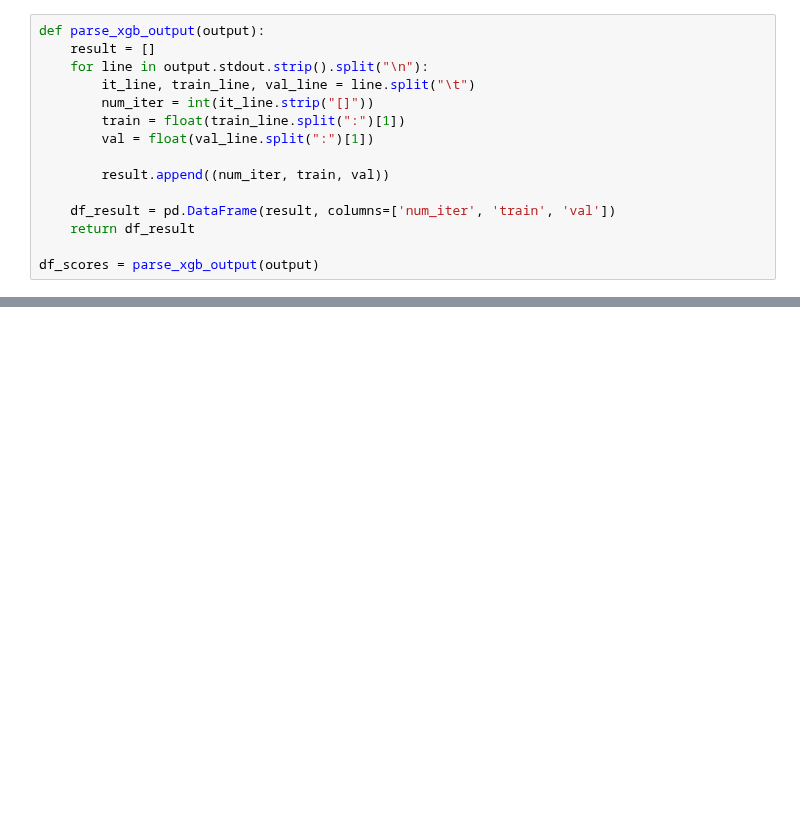
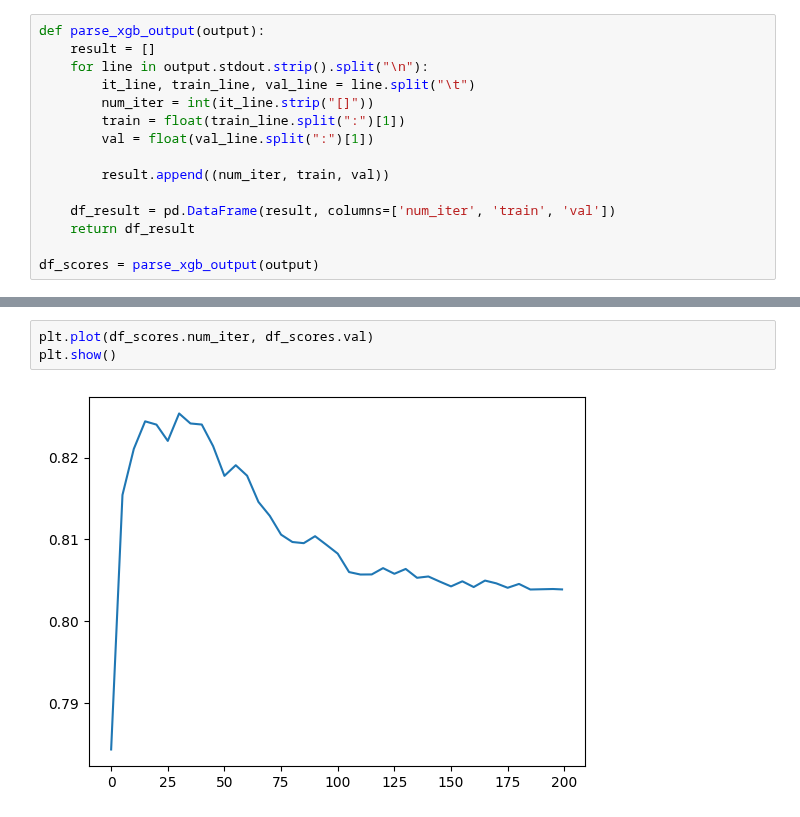
Before and after one commit to madhuri-15/mlbookcamp-homeworks, a Jupyter notebook: Week6-Trees & ensembles/credit_score.ipynb, the cells around one changed output, grey strips where cells are left out. Cells and saved outputs as stored; diff of their text form; blank space fills up the shorter version.

```diff
--- a/Week6-Trees & ensembles/credit_score.ipynb
+++ b/Week6-Trees & ensembles/credit_score.ipynb
@@ -632,0 +631,5 @@ plt.show()
+# %%
+plt.plot(df_scores.num_iter, df_scores.val)
+plt.show()
+# %% [output]
+[figure, added]
```
Also changed, not shown: parts of 4 cells of this notebook.
